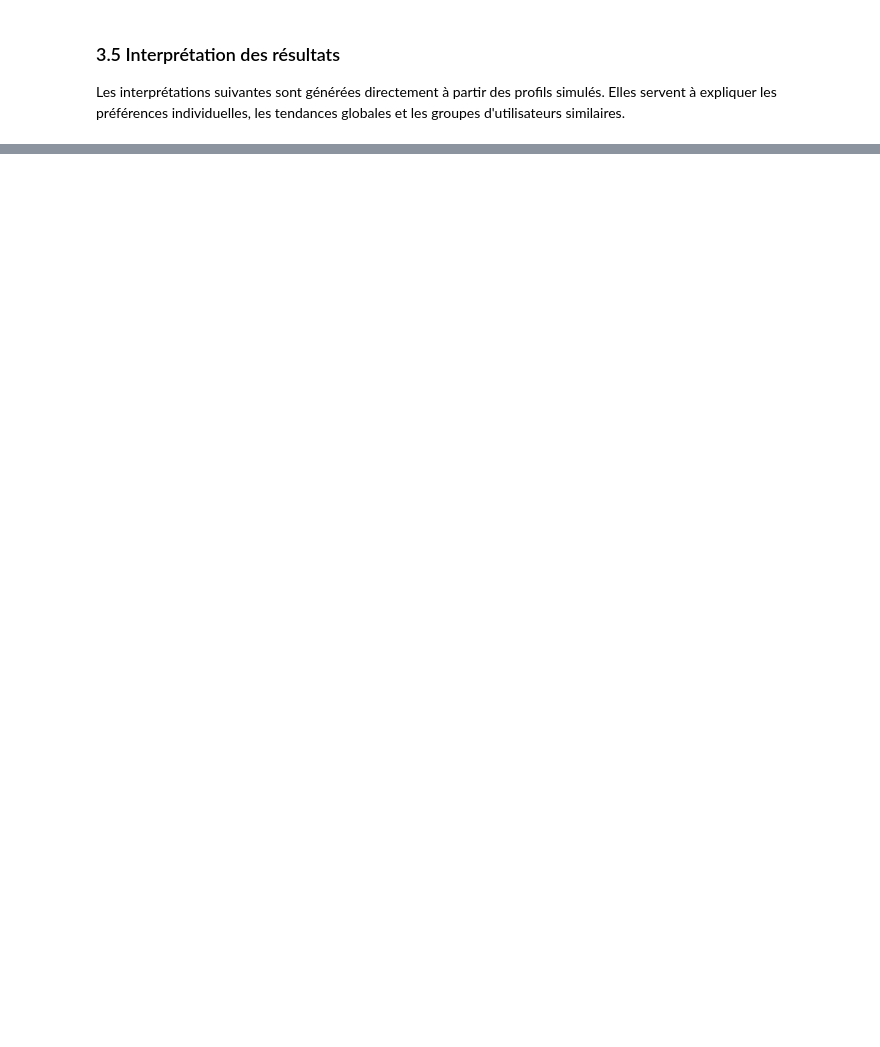
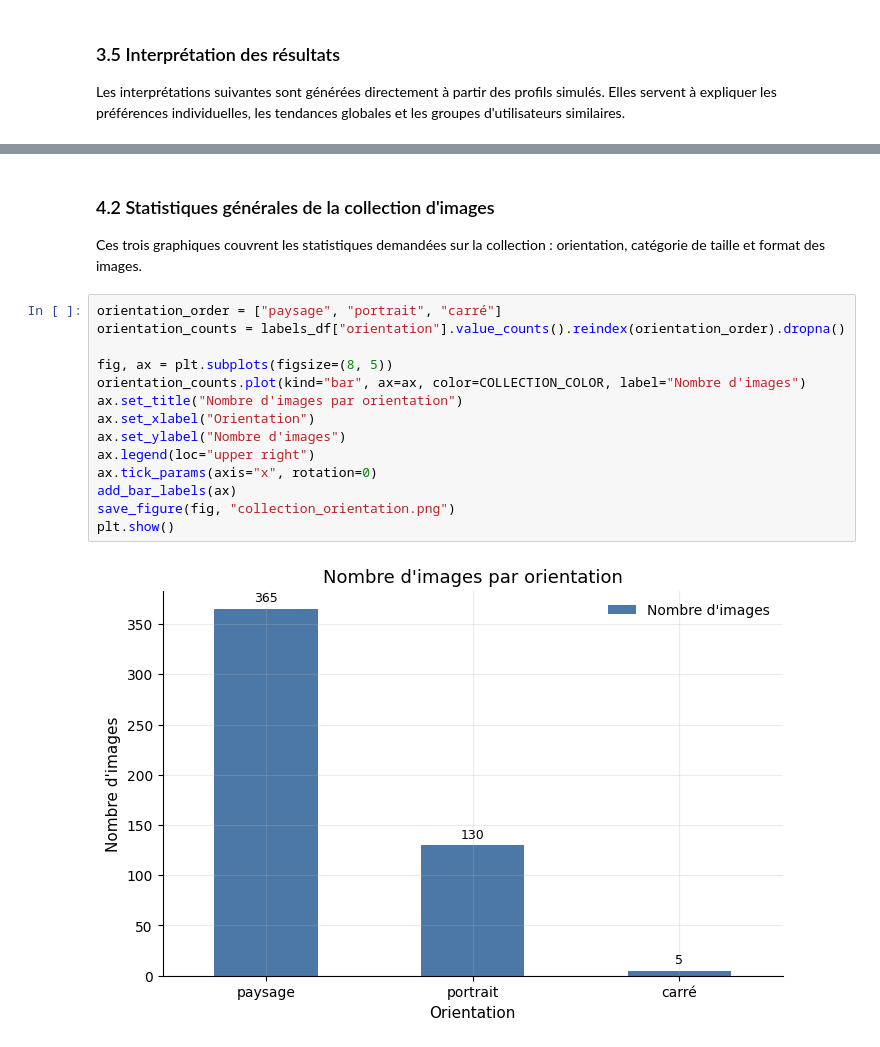
Before and after one commit to mathis-lambert/CPE_Machine-Learning, a Jupyter notebook: fr/Projet/lambert_rodrigues_bouchot.ipynb, the cells around one changed output, grey strips where cells are left out. Saved outputs shown, nothing was run; the diff lists cells and outputs as text; blank space fills up the shorter version.

```diff
--- a/fr/Projet/lambert_rodrigues_bouchot.ipynb
+++ b/fr/Projet/lambert_rodrigues_bouchot.ipynb
@@ -956,0 +1104,20 @@ Interprétation des clusters :
+# %% [markdown]
+### 4.2 Statistiques générales de la collection d'images
+
+Ces trois graphiques couvrent les statistiques demandées sur la collection : orientation, catégorie de taille et format des images.
+# %%
+orientation_order = ["paysage", "portrait", "carré"]
+orientation_counts = labels_df["orientation"].value_counts().reindex(orientation_order).dropna()
+
+fig, ax = plt.subplots(figsize=(8, 5))
+orientation_counts.plot(kind="bar", ax=ax, color=COLLECTION_COLOR, label="Nombre d'images")
+ax.set_title("Nombre d'images par orientation")
+ax.set_xlabel("Orientation")
+ax.set_ylabel("Nombre d'images")
+ax.legend(loc="upper right")
+ax.tick_params(axis="x", rotation=0)
+add_bar_labels(ax)
+save_figure(fig, "collection_orientation.png")
+plt.show()
+# %% [output]
+[figure, added]
```
Also changed, not shown: parts of 25 cells of this notebook.
